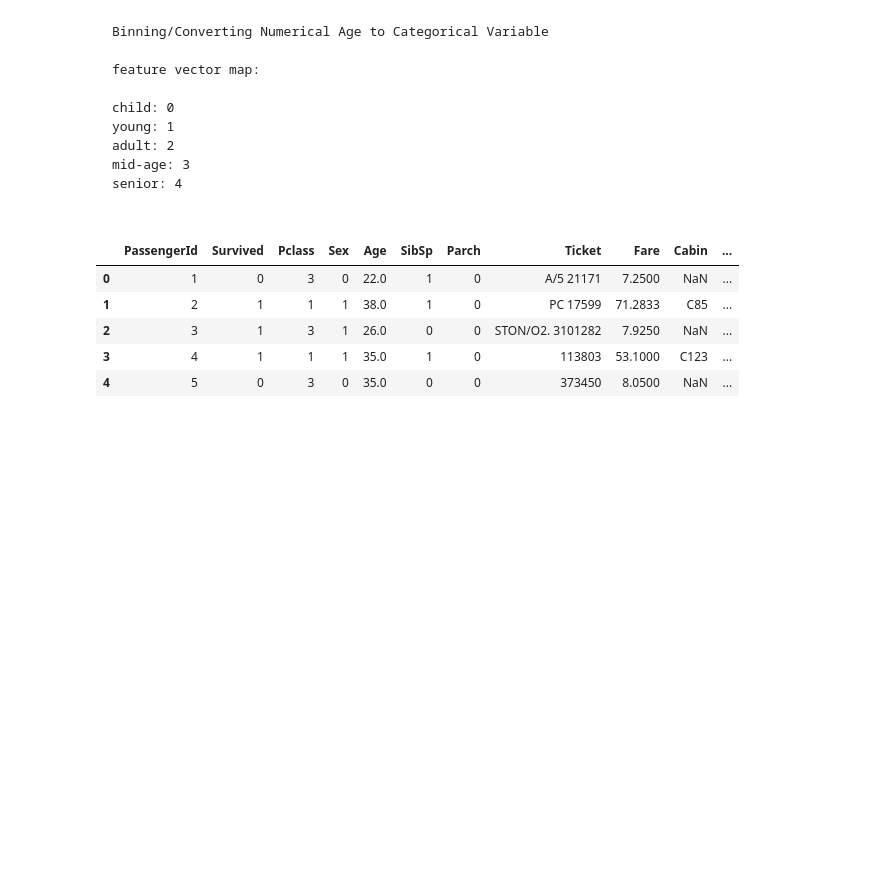
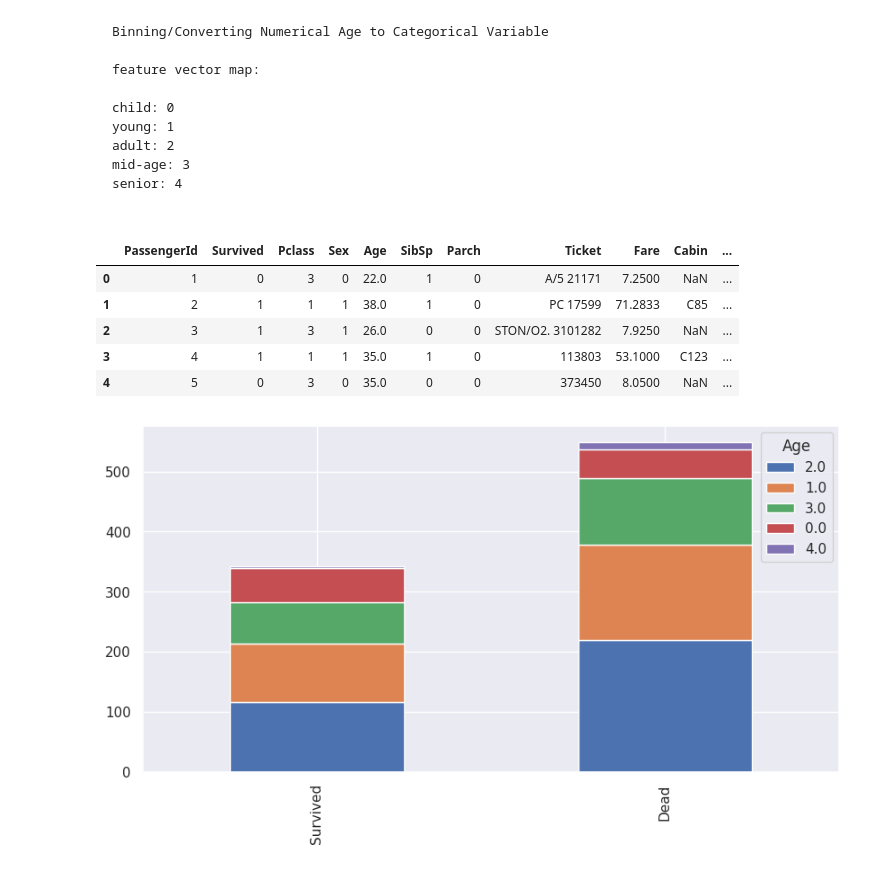
Before and after one commit to MasomehBazdar/MasomehBazdar-Titanic---Machine-Learning-from-Disaster, a Jupyter notebook: Titanic Survival Analysis.ipynb, the cells around one changed output. Saved outputs shown, nothing was run; the diff lists cells and outputs as text; code cells hidden in the pictures; blank space fills up the shorter version.

```diff
--- a/Titanic Survival Analysis.ipynb
+++ b/Titanic Survival Analysis.ipynb
@@ -518,0 +529,5 @@ train.head()
+# %%
+train.head()
+bar_chart('Age')
+# %% [output]
+[figure, added]
```
Also changed, not shown: parts of 18 cells of this notebook.
